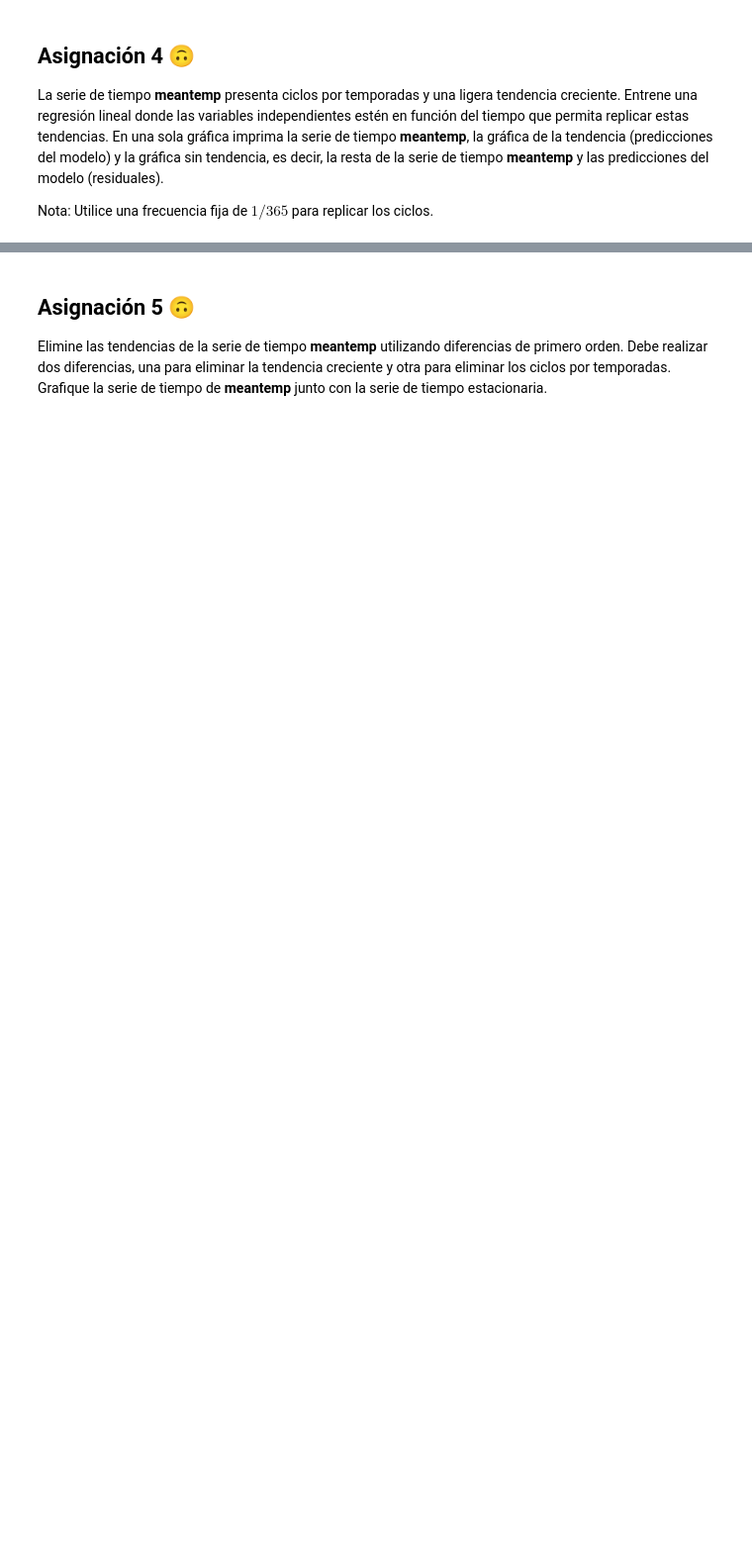
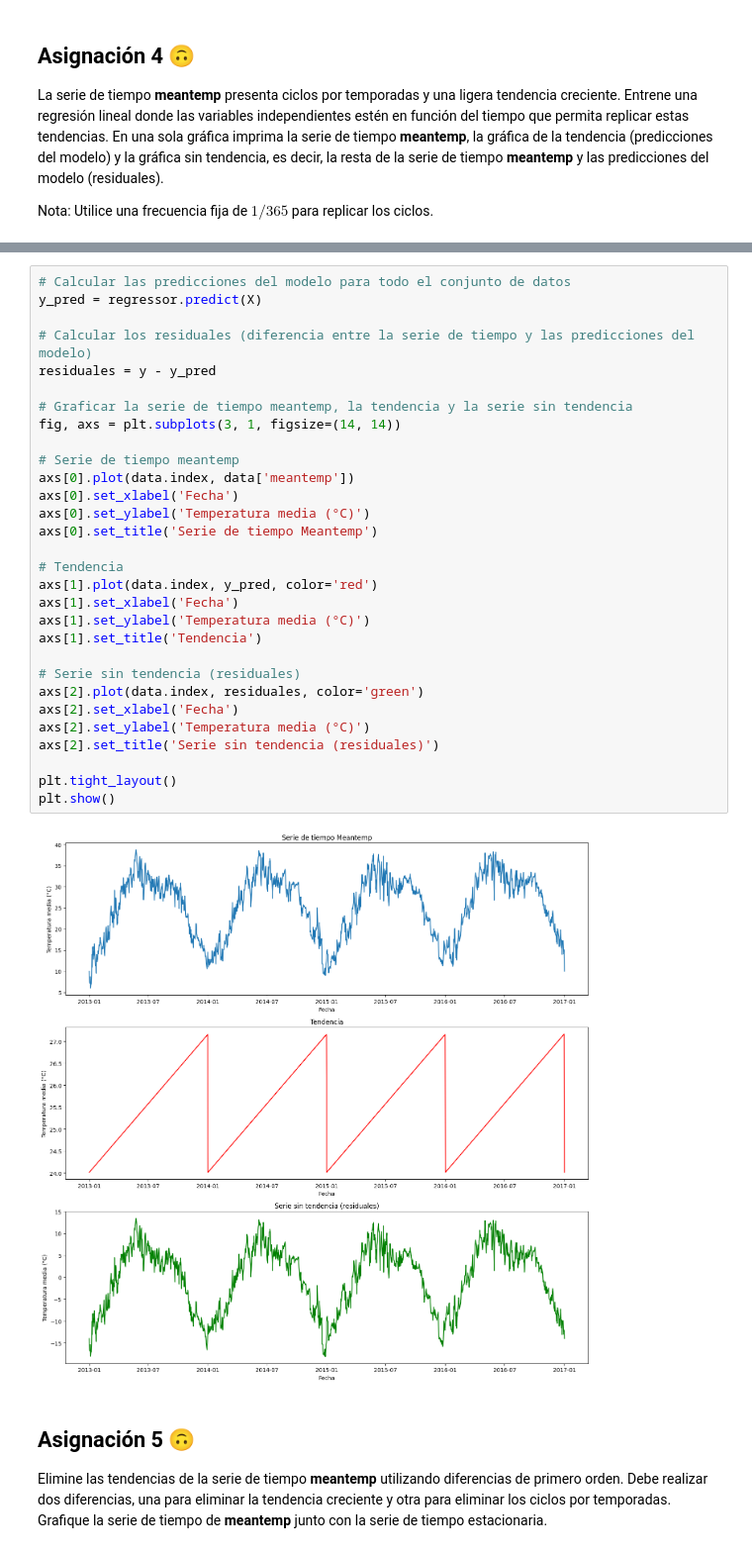
Before and after one commit to fitomx19/SeriesDeTiempo, a Jupyter notebook: 3 - Preprocesamiento de Series de Tiempo.ipynb, the cells around one changed output, grey strips where cells are left out. Shown at 99% size. Saved outputs shown, nothing was run; the diff lists cells and outputs as text; blank space fills up the shorter version.

```diff
--- a/3 - Preprocesamiento de Series de Tiempo.ipynb
+++ b/3 - Preprocesamiento de Series de Tiempo.ipynb
@@ -140,3 +192,35 @@ Nota: Utilice una frecuencia fija de $1/365$ para replicar los ciclos.
+# %%
+# Calcular las predicciones del modelo para todo el conjunto de datos
+y_pred = regressor.predict(X)
+
+# Calcular los residuales (diferencia entre la serie de tiempo y las predicciones del modelo)
+residuales = y - y_pred
+
+# Graficar la serie de tiempo meantemp, la tendencia y la serie sin tendencia
+fig, axs = plt.subplots(3, 1, figsize=(14, 14))
+
+# Serie de tiempo meantemp
+axs[0].plot(data.index, data['meantemp'])
+axs[0].set_xlabel('Fecha')
+axs[0].set_ylabel('Temperatura media (°C)')
+axs[0].set_title('Serie de tiempo Meantemp')
+
+# Tendencia
+axs[1].plot(data.index, y_pred, color='red')
+axs[1].set_xlabel('Fecha')
+axs[1].set_ylabel('Temperatura media (°C)')
+axs[1].set_title('Tendencia')
+
+# Serie sin tendencia (residuales)
+axs[2].plot(data.index, residuales, color='green')
+axs[2].set_xlabel('Fecha')
+axs[2].set_ylabel('Temperatura media (°C)')
+axs[2].set_title('Serie sin tendencia (residuales)')
+
+plt.tight_layout()
+plt.show()
+# %% [output]
+[figure, added]
 # %% [markdown]
 ## Asignación 5 &#x1F643;
 
```
Also changed, not shown: parts of 7 cells of this notebook, 1 other file.
